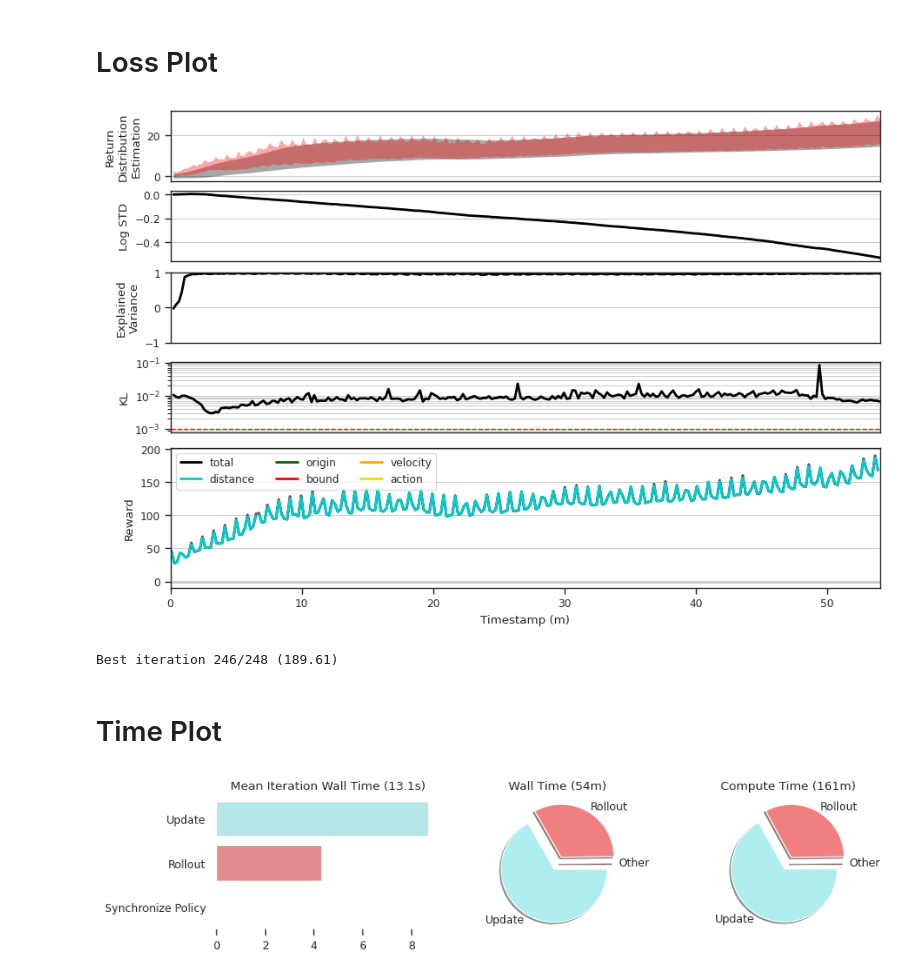
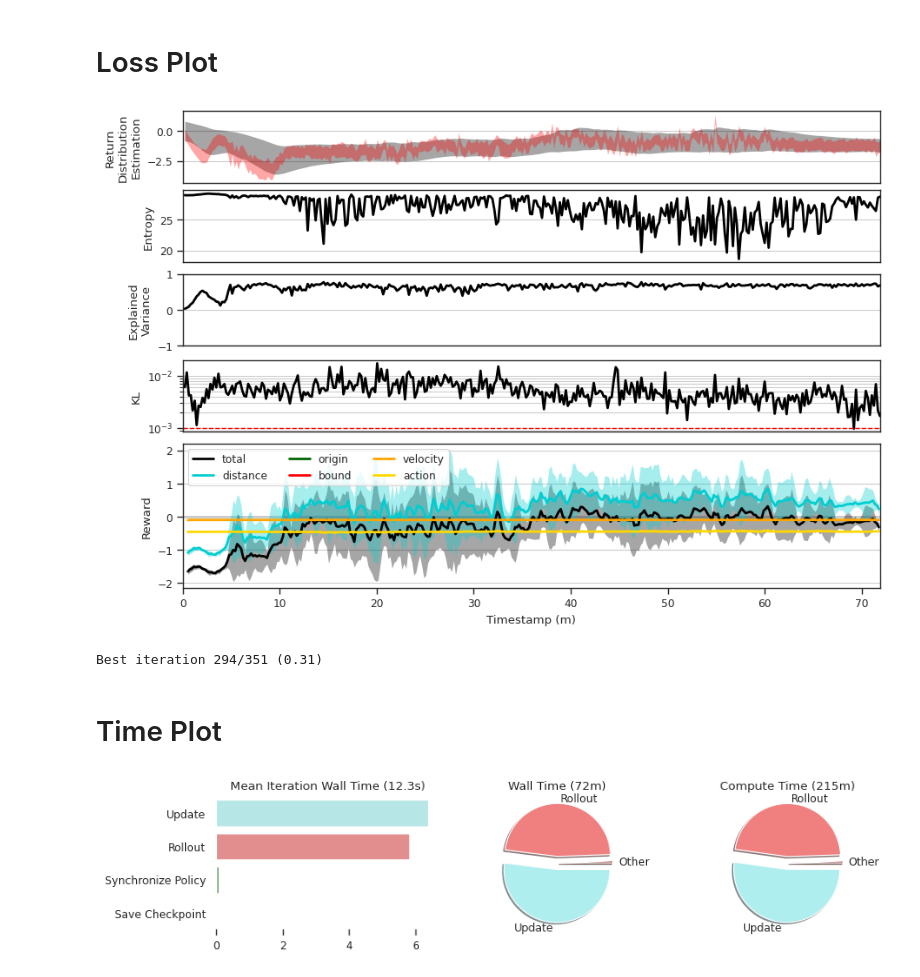
Before and after one commit to Oafish1/CellTRIP, a Jupyter notebook: scripts/runtime.ipynb, the cells around one changed output. Cells and saved outputs as stored; diff of their text form; code cells hidden in the pictures.

```diff
--- a/scripts/runtime.ipynb
+++ b/scripts/runtime.ipynb
@@ -74,7 +74,16 @@ log_list = [
     # 's3://nkalafut-celltrip/logs/Noise-Over.log',  # With Noise .01, (WORKS, BUT FAILED WITH HIGH KL AND DOESN'T GENERALIZE WELL)
     # 's3://nkalafut-celltrip/logs/doubled.log',  # Doubled model with no noise and independent critic
     # 's3://nkalafut-celltrip/logs/scglue.log',  # same on scGLUE dataset
-    's3://nkalafut-celltrip/logs/doubled-allloss.log',  # All losses
+    # 's3://nkalafut-celltrip/logs/doubled-allloss.log',  # Reciprocal dist loss with 100k batch and full episode epoch on 1 iteration, worked well but just circled instead of stopping
+    # 's3://nkalafut-celltrip/logs/doubled-allloss-action.log',  # Added action loss, Interesting emergent behavior of slamming into a boundary to reset velocity
+    # 's3://nkalafut-celltrip/logs/doubled-allloss-actual.log',  # Experimentation
+    # 's3://nkalafut-celltrip/logs/light-all-1M.log',  # Light model with retuned losses at 1M buffer with 100k epoch and 10k batch, entropy coeff is crucial, but might be too large for magnitude
+    # 's3://nkalafut-celltrip/logs/light-all-100K.log',  # Same but with 100k buffer
+    # 's3://nkalafut-celltrip/logs/light-all-100K-scglue.log',  # Tuned 2d env for scGLUE
+    # 's3://nkalafut-celltrip/logs/light-all-1M-scglue.log',  # Same but w/ 1M buffer
+    # 's3://nkalafut-celltrip/logs/light-all-1M-scglue-8-long.log',  # Same but with env weight changes (vel doubled, timesteps 100 -> 500), log std coef is NOT higher (~~3e-4 -> 1e-3~~), and 8 dimensions, lower entrop coef, change sampling step for policy
+    's3://nkalafut-celltrip/logs/light-all-1M-scglue-32-long.log',  # Too many changes to list
+    # TODO: Add more memory to head node
     # TODO: Maybe multiply by inverse group origin in env
     # TODO: Implement env offset for multiple GPU case
     # TODO: Save best checkpoint on s3 always, then just use that
@@ -181,11 +190,11 @@ event_colors = {
 # Loss Plot
 # %%
 # Parameters
-use_smooth = False
+use_smooth = True
 only_ends = False
 omit_zero = True
 symlog = False
-linthresh = (1e1 if use_smooth else 1e-1)  # * 1e1
+linthresh = 1e0
 
 # Melt functions
 def melt_rewards_rollout(df):
@@ -212,14 +221,14 @@ def filter_zero(df):
     return df
 if not omit_zero: filter_zero = lambda x: x
 
-def smooth(df_col, episode_len=1_000, sample_len=1_000):
+def smooth(df_col, episode_len=100, sample_len=1000):
     # Replace NAN with zero
     df_col = df_col.fillna(0)
     # Mean episode reward
     # num_runners = df_rollout['Rank'].unique().shape[0]
     # df_rollout[['Reward']].rolling(int(num_runners*episode_len/timesteps_per_rollout)).sum() / num_runners
     timesteps_per_rollout = df_rollout['Timesteps'].iloc[0]
-    window = int(sample_len/timesteps_per_rollout)
+    window = np.ceil(sample_len/timesteps_per_rollout).astype(int)
     rolling_sum = df_col.rolling(window).sum() * episode_len / (window * timesteps_per_rollout)
     # Only show full episodes
     if only_ends:
@@ -242,10 +251,10 @@ def gap_plot(df, x, y, hue, palette, ax, legend=True, plot_type='line', **kwargs
         if plot_type == 'line':
             ax.plot(df_filt[x], smoothed_y, color=palette[h], label=h if legend else None, **kwargs)
             # Plot new best
-            new_best = np.zeros_like(df_filt[y].to_numpy(), dtype=bool); best = -np.inf
-            for i, v in enumerate(smoothed_y.to_numpy()):
-                if v > best: best = v; new_best[i] = True
-            ax.scatter(df_filt.loc[new_best, x], smoothed_y.loc[new_best], marker='|', s=4, color='red', zorder=2)
+            # new_best = np.zeros_like(df_filt[y].to_numpy(), dtype=bool); best = -np.inf
+            # for i, v in enumerate(smoothed_y.to_numpy()):
+            #     if v > best: best = v; new_best[i] = True
+            # ax.scatter(df_filt.loc[new_best, x], smoothed_y.loc[new_best], marker='|', s=4, color='red', zorder=2)
         elif plot_type == 'scatter':
             ax.scatter(df_filt[x], smoothed_y, color=palette[h], label=h if legend else None, **kwargs)
 
@@ -286,8 +295,8 @@ plt.setp(ax_moving.get_xticklabels(), visible=False)
 
 # Entropy
 ax_entrop.plot(
-    df_update['Timestamp'], df_update['Log STD'], lw=2, color='black')
-ax_entrop.set_ylabel('Log STD')
+    df_update['Timestamp'], -df_update['entropy'], lw=2, color='black')
+ax_entrop.set_ylabel('Entropy')
 ax_entrop.grid(axis='y', which='both', visible=True)
 ax_entrop.tick_params(axis='x', which='both', bottom=False)
 plt.setp(ax_entrop.get_xticklabels(), visible=False)
@@ -341,34 +350,34 @@ for i, r in event_filter(df_records, 'Advance Stage').iterrows():
     ax_loss.axvline(r['Timestamp'], color='black', ls=':', lw=2, zorder=.2)
 # Formatting
 # sns.despine(ax=ax_loss)
 ax_loss.set(xlabel='Timestamp (m)', ylabel='Reward')
 ax_loss.set_xlim(left=0, right=np.max([span_dict_squashed[k][-1][1] for k in span_dict]))
 if symlog:
     ax_loss.set_yscale('symlog', base=10, linthresh=linthresh)
     for s in (-1, 1): ax_loss.axhline(y=s*linthresh, color='black', lw=1, ls='--', zorder=.2)
 ax_loss.axhline(y=0, color='black', lw=1, ls='-', zorder=.2)
 # for k in span_dict_squashed.keys():
 #     if k not in event_colors: continue
 #     for xmin, xmax in span_dict_squashed[k]: ax_loss.axvspan(xmin, xmax, color=event_colors[k], alpha=.3, lw=0, zorder=.1)
 ax_loss.grid(axis='y', which='both', visible=True)
 ax_loss.legend(loc='upper left', ncols=3)
 
 # Early stopping based on KL (MAYBE DO BASED ON LOG STD, KL, AND RWD?)
 count = 0; es_timestep = None; lapses = 5; es_threshold = 1e-3; min_updates = 500
 for i, r in group_policy(event_filter(df_records, 'Update')).iterrows():
     if i < min_updates: continue
     count = count + 1 if r['KL'] < es_threshold else 0
     if count >= lapses:
         es_timestep = r['Timestamp']
         break
 if es_timestep is not None: ax_loss.axvline(x=es_timestep, ls=':', color='red')
 ax_kl.axhline(y=es_threshold, ls='--', lw=1, color='red')
 
 # Display
 # ax1.axhline(y=.03)
 fig.show()
 # %% [output]
-[figure, old version]
+[figure, new version]
 # %%
 try:
     num_iters = df_mean.loc[df_mean['Reward']=='total', 'Value'].shape[0]
@@ -379,7 +388,7 @@ try:
     print(f'Best iteration {best_iter}/{num_iters} ({best_score:.2f})')
 except: pass
 # %% [output]
-Best iteration 246/248 (189.61)
+Best iteration 294/351 (0.31)
 # %% [markdown]
 # Time Plot
 # %%
@@ -434,7 +443,7 @@ ax3.tick_params(axis='y', which='major', left=False)
 # ax3.set_yticks([])
 fig.show()
 # %% [output]
-[figure, old version]
+[figure, new version]
 # %%
 # # Format
 # df_rollout = group_policy(event_filter(df_records, 'Rollout'), agg='mean')
```
Also changed, not shown: 25 other files.
